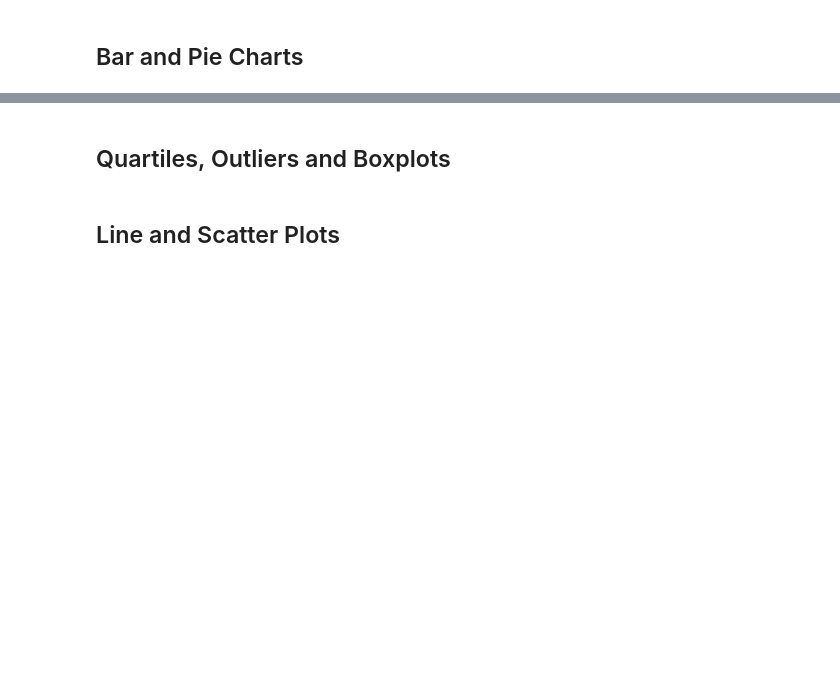
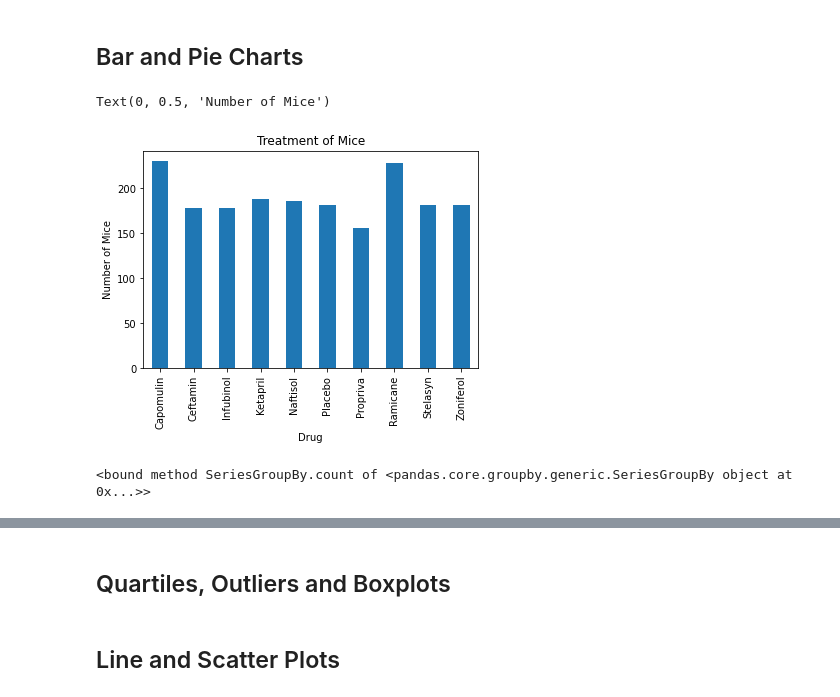
Before and after one commit to segsfem/matplotlib-challenge, a Jupyter notebook: Instructions/Pymaceuticals/pymaceuticals_starter.ipynb, the cells around one changed output, grey strips where cells are left out. Drawn from its saved outputs; the diff is of its cells as text; code cells hidden in the pictures; blank space fills up the shorter version.

```diff
--- a/Instructions/Pymaceuticals/pymaceuticals_starter.ipynb
+++ b/Instructions/Pymaceuticals/pymaceuticals_starter.ipynb
@@ -120,3 +133,11 @@ NameError: name 'mean' is not defined
 ## Bar and Pie Charts
 # %%
 # Generate a bar plot showing the total number of mice for each treatment throughout the course of the study using pandas.
+drug_mouse = duplicate_mouse_drop.groupby('Drug Regimen')
+count_of_mouse = drug_mouse['Mouse ID'].count()
+mouse_chart = count_of_mouse.plot(kind="bar", title="Treatment of Mice")
+mouse_chart.set_xlabel("Drug")
+mouse_chart.set_ylabel("Number of Mice")
+# %% [output]
+Text(0, 0.5, 'Number of Mice')
+[figure, added]
@@ -124,0 +144,5 @@ NameError: name 'mean' is not defined
+# %%
+count_of_mouse = drug_mouse['Mouse ID'].count
+count_of_mouse
+# %% [output]
+<bound method SeriesGroupBy.count of <pandas.core.groupby.generic.SeriesGroupBy object at 0x...>>
```
Also changed, not shown: parts of 7 cells of this notebook, 1 other file.
